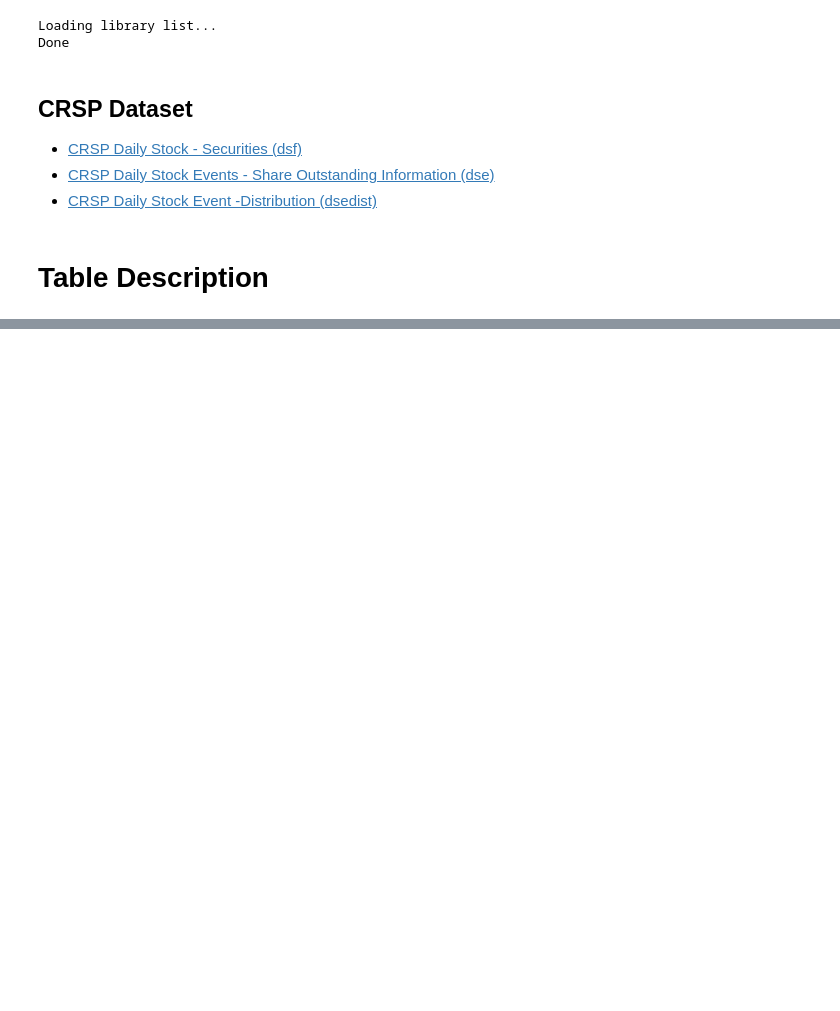
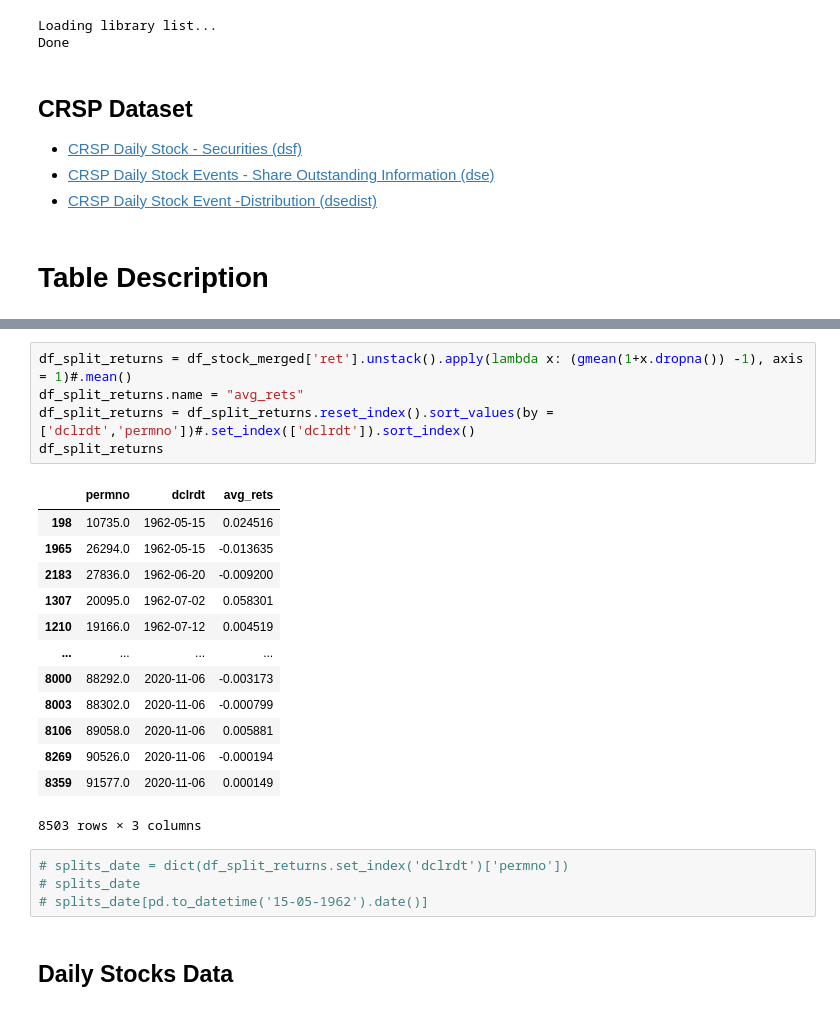
Before and after one commit to rohitashwachaks/finance, a Jupyter notebook: Titman/Assignment-2/stock_split_study.ipynb, the cells around one changed output, grey strips where cells are left out. Saved outputs shown, nothing was run; the diff lists cells and outputs as text; blank space fills up the shorter version.

```diff
--- a/Titman/Assignment-2/stock_split_study.ipynb
+++ b/Titman/Assignment-2/stock_split_study.ipynb
@@ -131,0 +125,25 @@ df_stock_daily
+# %%
+df_split_returns = df_stock_merged['ret'].unstack().apply(lambda x: (gmean(1+x.dropna()) -1), axis = 1)#.mean()
+df_split_returns.name = "avg_rets"
+df_split_returns = df_split_returns.reset_index().sort_values(by = ['dclrdt','permno'])#.set_index(['dclrdt']).sort_index()
+df_split_returns
+# %% [output]
+|  | permno | dclrdt | avg_rets |
+| 198 | 10735.0 | 1962-05-15 | 0.024516 |
+| 1965 | 26294.0 | 1962-05-15 | -0.013635 |
+| 2183 | 27836.0 | 1962-06-20 | -0.009200 |
+| 1307 | 20095.0 | 1962-07-02 | 0.058301 |
+| 1210 | 19166.0 | 1962-07-12 | 0.004519 |
+| ... | ... | ... | ... |
+| 8000 | 88292.0 | 2020-11-06 | -0.003173 |
+| 8003 | 88302.0 | 2020-11-06 | -0.000799 |
+| 8106 | 89058.0 | 2020-11-06 | 0.005881 |
+| 8269 | 90526.0 | 2020-11-06 | -0.000194 |
+| 8359 | 91577.0 | 2020-11-06 | 0.000149 |
+8503 rows × 3 columns
+# %%
+# splits_date = dict(df_split_returns.set_index('dclrdt')['permno'])
+# splits_date
+# splits_date[pd.to_datetime('15-05-1962').date()]
+# %% [markdown]
+## Daily Stocks Data
```
Also changed, not shown: parts of 20 cells of this notebook, 4 other files.
